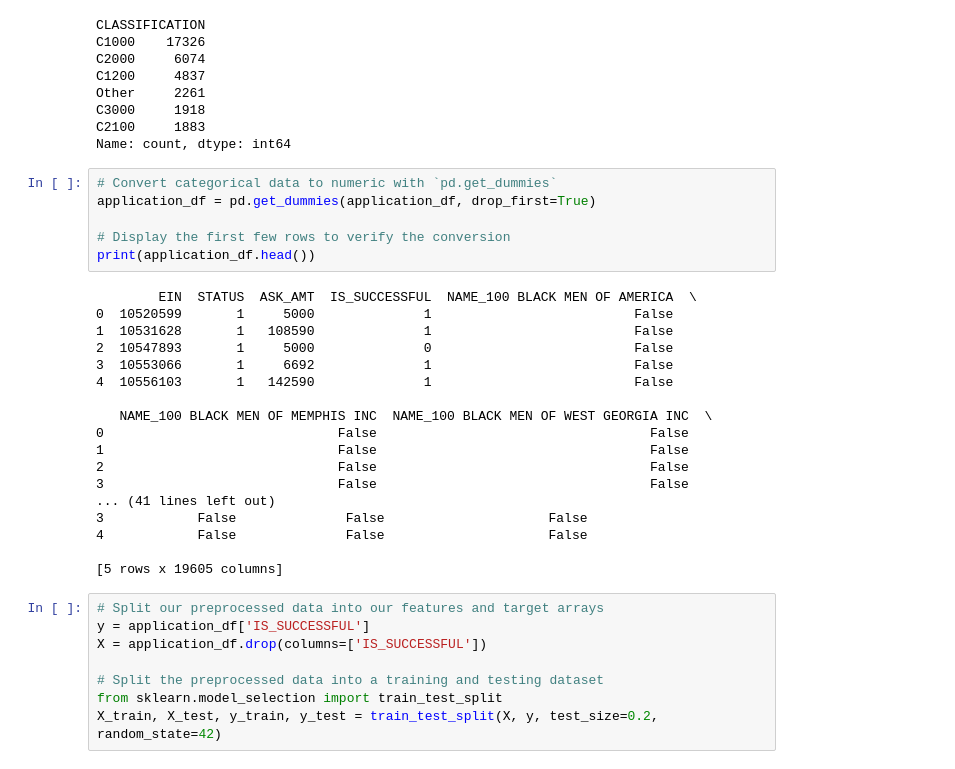
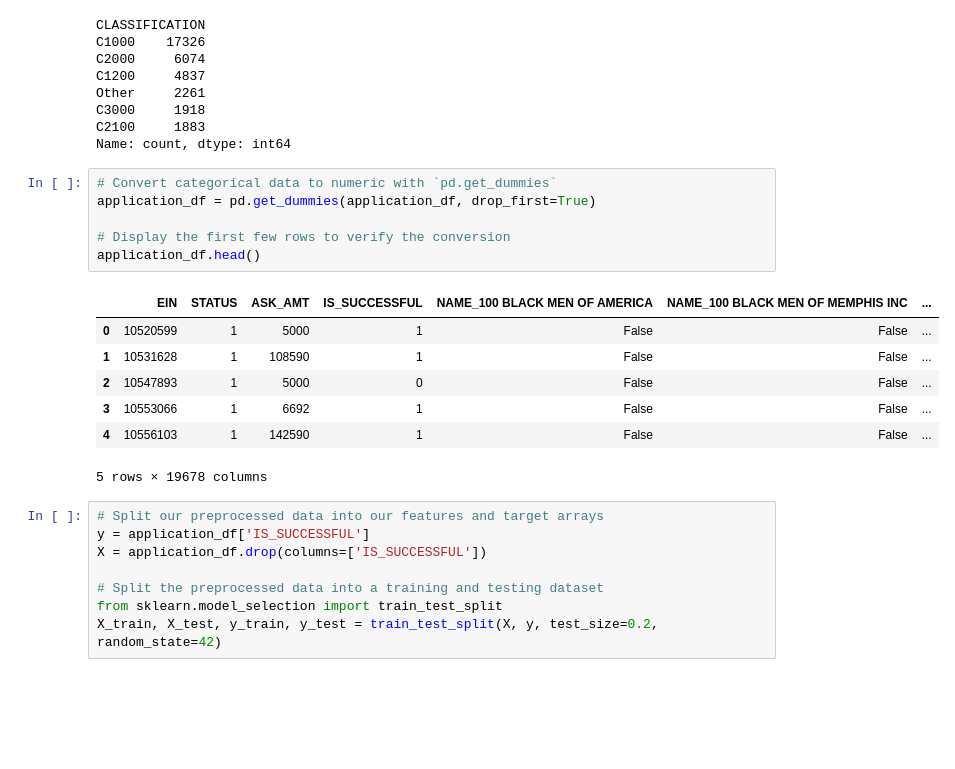
Before and after one commit to Anupreet02/deep-learning-challenge, a Jupyter notebook: Starter_Code/Starter_Code.ipynb, the cells around one changed output. Saved outputs shown, nothing was run; the diff lists cells and outputs as text; blank space fills up the shorter version.

```diff
--- a/Starter_Code/Starter_Code.ipynb
+++ b/Starter_Code/Starter_Code.ipynb
@@ -208,27 +209,17 @@ Name: count, dtype: int64
 # %%
 # Convert categorical data to numeric with `pd.get_dummies`
 application_df = pd.get_dummies(application_df, drop_first=True)
 
 # Display the first few rows to verify the conversion
-print(application_df.head())
+application_df.head()
 # %% [output]
+|  | EIN | STATUS | ASK_AMT | IS_SUCCESSFUL | NAME_100 BLACK MEN OF AMERICA | NAME_100 BLACK MEN OF MEMPHIS INC | ... |
+| 0 | 10520599 | 1 | 5000 | 1 | False | False | ... |
+| 1 | 10531628 | 1 | 108590 | 1 | False | False | ... |
+| 2 | 10547893 | 1 | 5000 | 0 | False | False | ... |
+| 3 | 10553066 | 1 | 6692 | 1 | False | False | ... |
+| 4 | 10556103 | 1 | 142590 | 1 | False | False | ... |
-        EIN  STATUS  ASK_AMT  IS_SUCCESSFUL  NAME_100 BLACK MEN OF AMERICA  \
-0  10520599       1     5000              1                          False
-1  10531628       1   108590              1                          False
-2  10547893       1     5000              0                          False
-3  10553066       1     6692              1                          False
-4  10556103       1   142590              1                          False
-
-   NAME_100 BLACK MEN OF MEMPHIS INC  NAME_100 BLACK MEN OF WEST GEORGIA INC  \
-0                              False                                   False
-1                              False                                   False
-2                              False                                   False
-3                              False                                   False
-... (41 lines left out)
-3            False              False                     False
-4            False              False                     False
-
-[5 rows x 19605 columns]
+5 rows × 19678 columns
 # %%
 # Split our preprocessed data into our features and target arrays
 y = application_df['IS_SUCCESSFUL']
```
Also changed, not shown: parts of 5 cells of this notebook, 5 other files.
